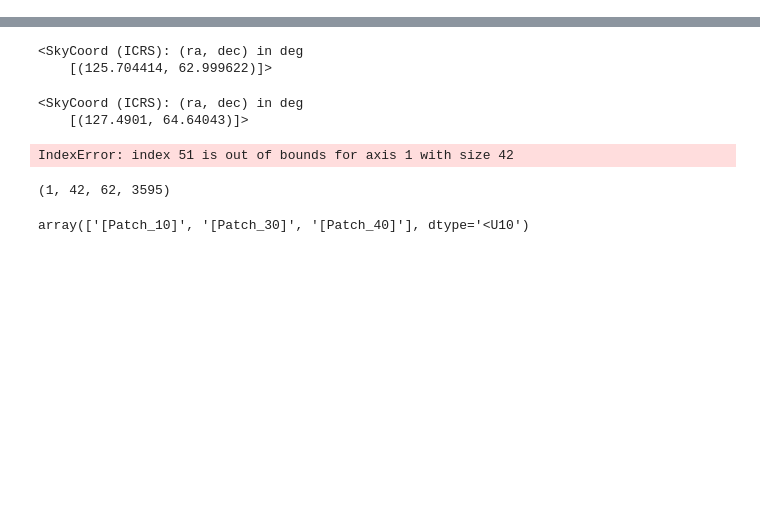
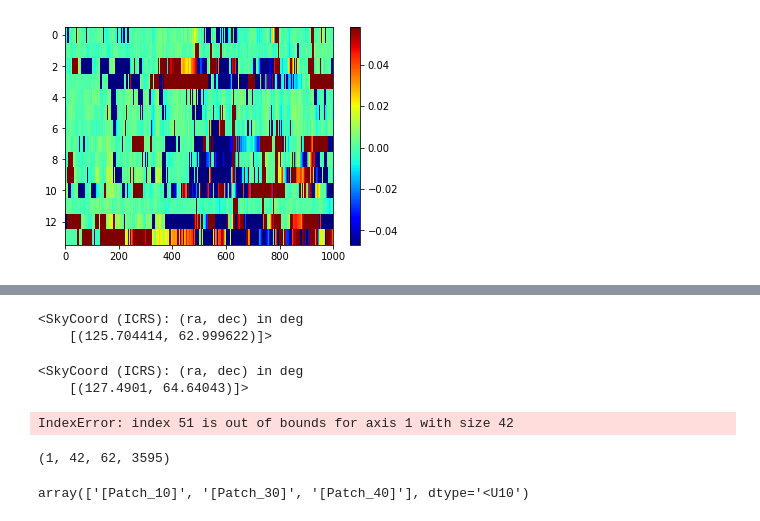
Before and after one commit to Joshuaalbert/bayes_tec, a Jupyter notebook: notebooks/devel/solver_scratch.ipynb, the cells around one changed output, grey strips where cells are left out. Cells and saved outputs as stored; diff of their text form; code cells hidden in the pictures; blank space fills up the shorter version.

```diff
--- a/notebooks/devel/solver_scratch.ipynb
+++ b/notebooks/devel/solver_scratch.ipynb
@@ -9,7 +10,0 @@ from bayes_tec.datapack import DataPack
-# %%
-with DataPack('../../scripts/data/ndppp_datapack.hdf5',readonly=True) as datapack:#'/home/albert/git/IonoTomo/src/ionotomo/data/NsolutionsDDE_2.5Jy_tecandphasePF_correctedlosoto_fulltime_dec27.h5',readonly=True) as datapack:
-    tec, axes = datapack.tec
-    patch_names,directions = datapack.get_sources(axes['dir'])
-#     scalarphase,axes = datapack._solset.getSoltab('scalarphase000').getValues(reference='CS001HBA0',
-#                                weight=False)
-#     patch_names,directions = datapack.get_sources(axes['dir'])
@@ -46,0 +47,64 @@ list(patch_names).index(b'[Patch_20]')
+# %%
+Npol,Nd, Na,Nf,Nt = phase.shape
+# tec = tec_.reshape((Npol,Nd,Na,Nt))
+# sigma = sigma_.reshape((Npol, Nd, Na, Nt))
+
+def wrap(phi):
+    return np.angle(np.exp(1j*phi))
+
+# phase_pred = -8.448e9*tec[...,None,:]/freqs[:,None]
+# res = (wrap(wrap(phase) - wrap(phase_pred)))
+res = tec - tec_ml
+# %%
+import numpy as np
+import pylab as plt
+
+import mpl_toolkits.mplot3d.axes3d as p3
+
+
+
+
+
+
+
+# for l in range(Nt):
+
+#     z = phase_pred[0,0,51,:,l]
+#     x = times[l].mjd*np.ones(Nf)
+#     y = freqs
+# #     ax.scatter(x,y,z,c=plt.cm.jet(l/30),marker='+',alpha=0.5)
+#     ax.plot(x,y,z,c='k',alpha=0.5)
+#     ax.set_xlabel('times (mjd)')
+#     ax.set_ylabel('frequency Hz')
+#     ax.set_zlabel('phase (rad)')
+# #     ax.set_zlim3d([-np.pi,np.pi])
+
+# norm = plt.Normalize(res[0,0,51,:,:].min(),res[0,0,51,:,:].max())
+norm = plt.Normalize(np.percentile(res,10),np.percentile(res,90))
+
+c = plt.cm.jet(norm(res[0,0,:,:]))
+plt.imshow(res[0,0,:,:], cmap=plt.cm.jet,norm=norm,aspect='auto')
+plt.colorbar()
+plt.show()
+
+# fig = plt.figure(figsize=(12,12))
+# ax = p3.Axes3D(fig)
+
+
+# for l in range(Nf):
+#     z = res[0,0,51,l,:]
+#     x = times.mjd
+#     y = freqs[l]*np.ones(Nt)
+#     ax.plot(x,y,z,c='k',marker='+',alpha=0.9)
+#     c = plt.cm.jet(norm(z))
+#     ax.scatter(x,y,z,c=c,alpha=0.5)
+
+#     ax.set_xlabel('times (mjd)')
+#     ax.set_ylabel('frequency Hz')
+#     ax.set_zlabel('phase (rad)')
+#     ax.set_zlim3d([-np.pi,np.pi])
+# plt.show()
+# plt.hist(res.flatten(),bins=100)
+# plt.show()
+# %% [output]
+[figure, added]
```
Also changed, not shown: parts of 12 cells of this notebook, 8 other files.
